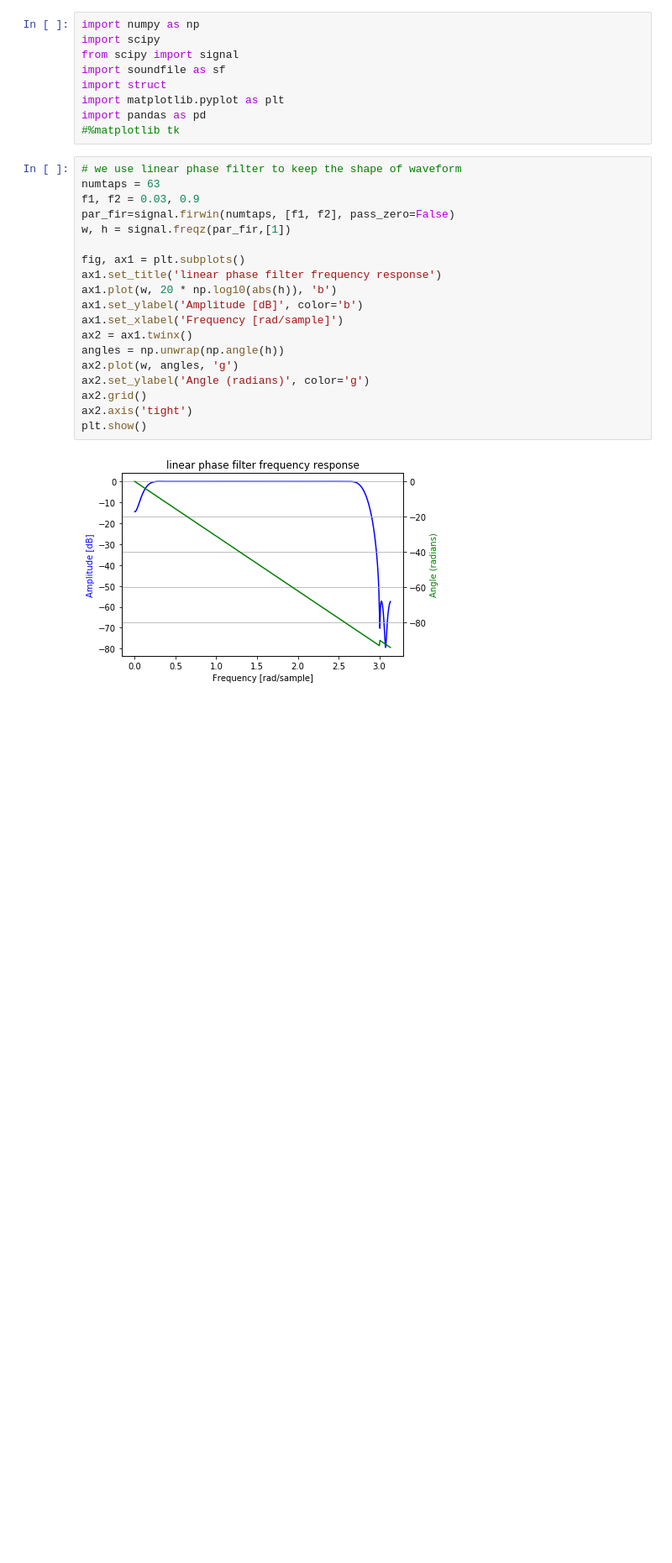
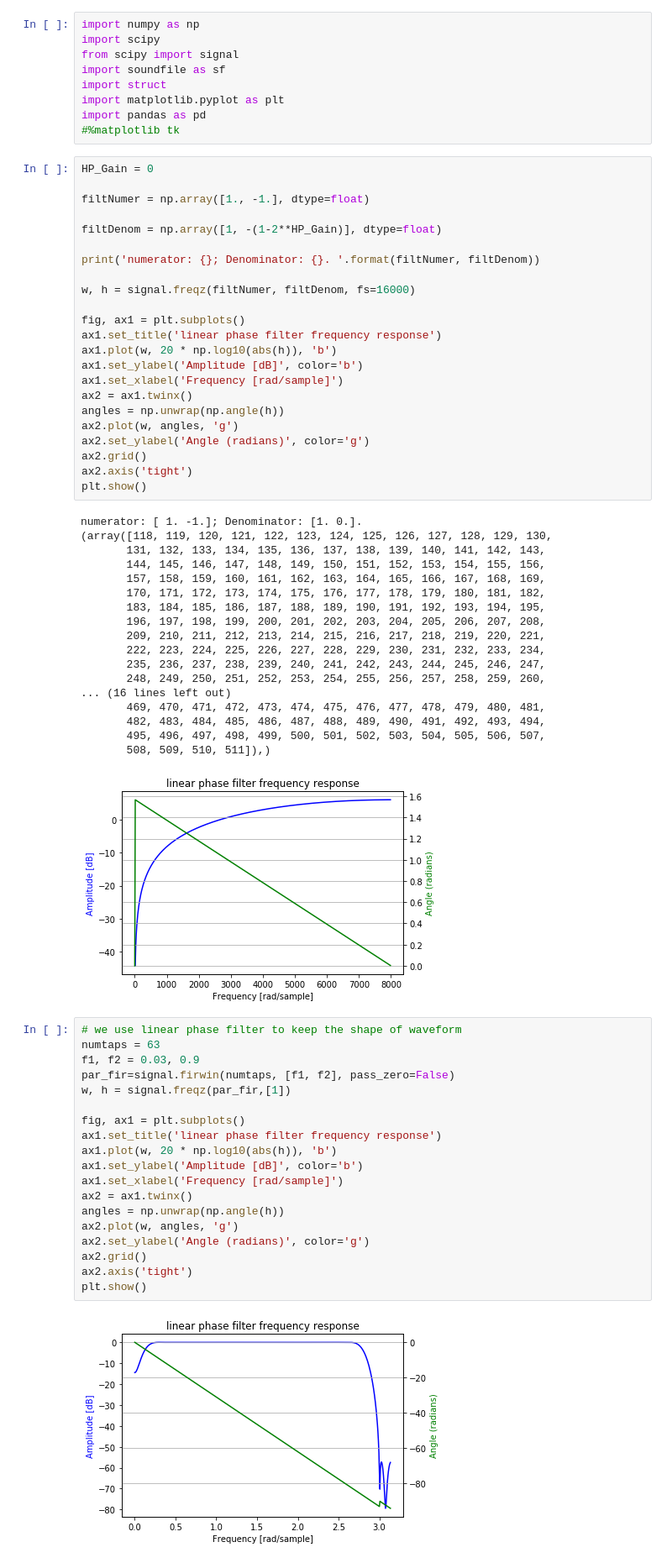
Before and after one commit to MI-Axel/ambiq_apollo, a Jupyter notebook: script/signal_processing/AudioSignalProcessing.ipynb, the cells around one changed output. Shown: that part at 84% size. Saved outputs shown, nothing was run; the diff lists cells and outputs as text; blank space fills up the shorter version.

Commit message:
add script of calculating apollo MCU highpass filter F-R

```diff
--- a/script/signal_processing/AudioSignalProcessing.ipynb
+++ b/script/signal_processing/AudioSignalProcessing.ipynb
@@ -7,6 +7,48 @@ import struct
 import matplotlib.pyplot as plt
 import pandas as pd
 #%matplotlib tk
+# %%
+HP_Gain = 0
+
+filtNumer = np.array([1., -1.], dtype=float)
+
+filtDenom = np.array([1, -(1-2**HP_Gain)], dtype=float)
+
+print('numerator: {}; Denominator: {}. '.format(filtNumer, filtDenom))
+
+w, h = signal.freqz(filtNumer, filtDenom, fs=16000)
+
+fig, ax1 = plt.subplots()
+ax1.set_title('linear phase filter frequency response')
+ax1.plot(w, 20 * np.log10(abs(h)), 'b')
+ax1.set_ylabel('Amplitude [dB]', color='b')
+ax1.set_xlabel('Frequency [rad/sample]')
+ax2 = ax1.twinx()
+angles = np.unwrap(np.angle(h))
+ax2.plot(w, angles, 'g')
+ax2.set_ylabel('Angle (radians)', color='g')
+ax2.grid()
+ax2.axis('tight')
+plt.show()
+# %% [output]
+numerator: [ 1. -1.]; Denominator: [1. 0.].
+(array([118, 119, 120, 121, 122, 123, 124, 125, 126, 127, 128, 129, 130,
+       131, 132, 133, 134, 135, 136, 137, 138, 139, 140, 141, 142, 143,
+       144, 145, 146, 147, 148, 149, 150, 151, 152, 153, 154, 155, 156,
+       157, 158, 159, 160, 161, 162, 163, 164, 165, 166, 167, 168, 169,
+       170, 171, 172, 173, 174, 175, 176, 177, 178, 179, 180, 181, 182,
+       183, 184, 185, 186, 187, 188, 189, 190, 191, 192, 193, 194, 195,
+       196, 197, 198, 199, 200, 201, 202, 203, 204, 205, 206, 207, 208,
+       209, 210, 211, 212, 213, 214, 215, 216, 217, 218, 219, 220, 221,
+       222, 223, 224, 225, 226, 227, 228, 229, 230, 231, 232, 233, 234,
+       235, 236, 237, 238, 239, 240, 241, 242, 243, 244, 245, 246, 247,
+       248, 249, 250, 251, 252, 253, 254, 255, 256, 257, 258, 259, 260,
+... (16 lines left out)
+       469, 470, 471, 472, 473, 474, 475, 476, 477, 478, 479, 480, 481,
+       482, 483, 484, 485, 486, 487, 488, 489, 490, 491, 492, 493, 494,
+       495, 496, 497, 498, 499, 500, 501, 502, 503, 504, 505, 506, 507,
+       508, 509, 510, 511]),)
+[figure, added]
 # %%
 # we use linear phase filter to keep the shape of waveform
 numtaps = 63
```
Also changed, not shown: 3 other files.
